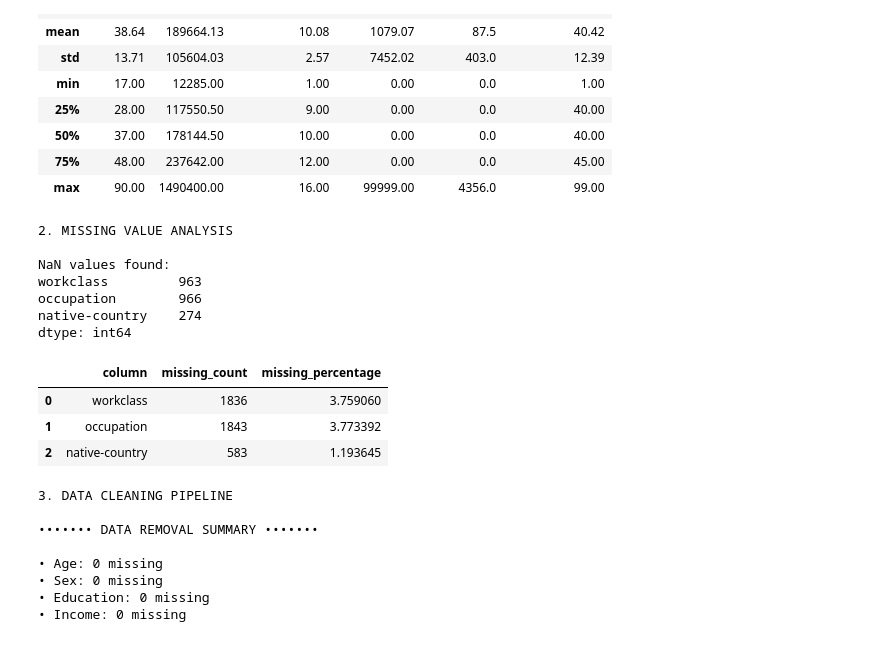
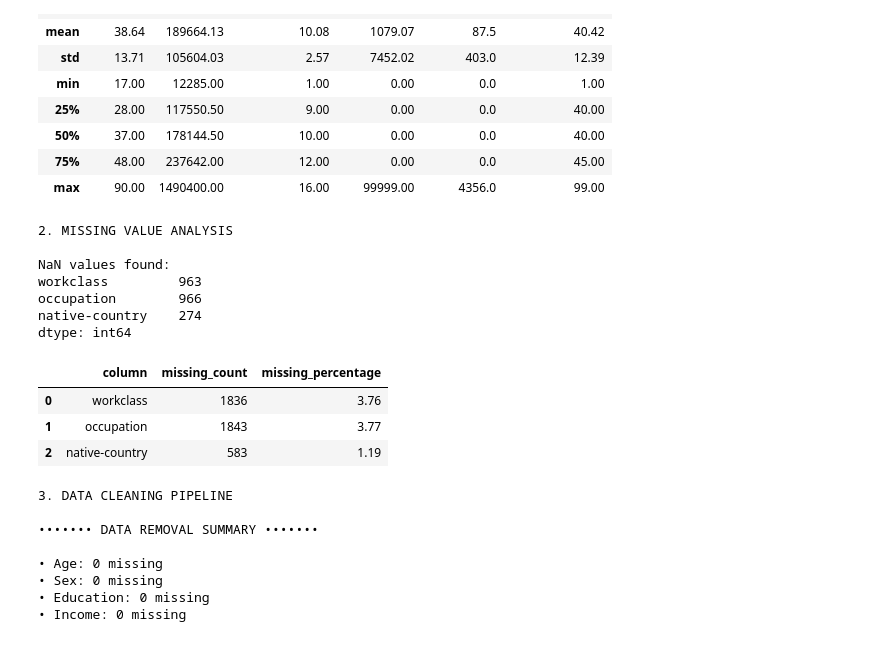
Before and after one commit to vgsilva-eng/AI-stats-probability, a Jupyter notebook: notebooks/data_cleaning.ipynb, the cells around one changed output. Saved outputs shown, nothing was run; the diff lists cells and outputs as text; code cells hidden in the pictures.

```diff
--- a/notebooks/data_cleaning.ipynb
+++ b/notebooks/data_cleaning.ipynb
@@ -139,44 +139,44 @@ def analyze_missing_values(df: pd.DataFrame, missing_value: str = '?') -> pd.Dat
 
     missing_info = []
 
-#Check object columns for missing value
+#2.1 Check object columns for missing value
     object_cols = df.select_dtypes(include=['object']).columns
 
     for col in object_cols:
         missing_count = (df[col] == missing_value).sum()
         if missing_count > 0:
             missing_pct = (missing_count / len(df)) * 100
             missing_info.append({
                 'column': col,
                 'missing_count': missing_count,
-                'missing_percentage': missing_pct
+                'missing_percentage': round(missing_pct, 2)
             })
 #Check for NaN values
     nan_counts = df.isnull().sum()
     if nan_counts.sum() > 0:
         print("\nNaN values found:")
         print(nan_counts[nan_counts > 0])
 
     if not missing_info:
         print("No missing values found.")
 
     return pd.DataFrame(missing_info)
 
-#Analyze missing values
+#Analyze missing values '?' and NaN
 missing_summary = analyze_missing_values(df)
 display(missing_summary)
 # %% [output]
 2. MISSING VALUE ANALYSIS
 
 NaN values found:
 workclass         963
 occupation        966
 native-country    274
 dtype: int64
 |  | column | missing_count | missing_percentage |
-| 0 | workclass | 1836 | 3.759060 |
-| 1 | occupation | 1843 | 3.773392 |
-| 2 | native-country | 583 | 1.193645 |
+| 0 | workclass | 1836 | 3.76 |
+| 1 | occupation | 1843 | 3.77 |
+| 2 | native-country | 583 | 1.19 |
 # %%
 #2.1 Data cleaning functions
 """
```
Also changed, not shown: parts of 4 cells of this notebook, 3 other files.
